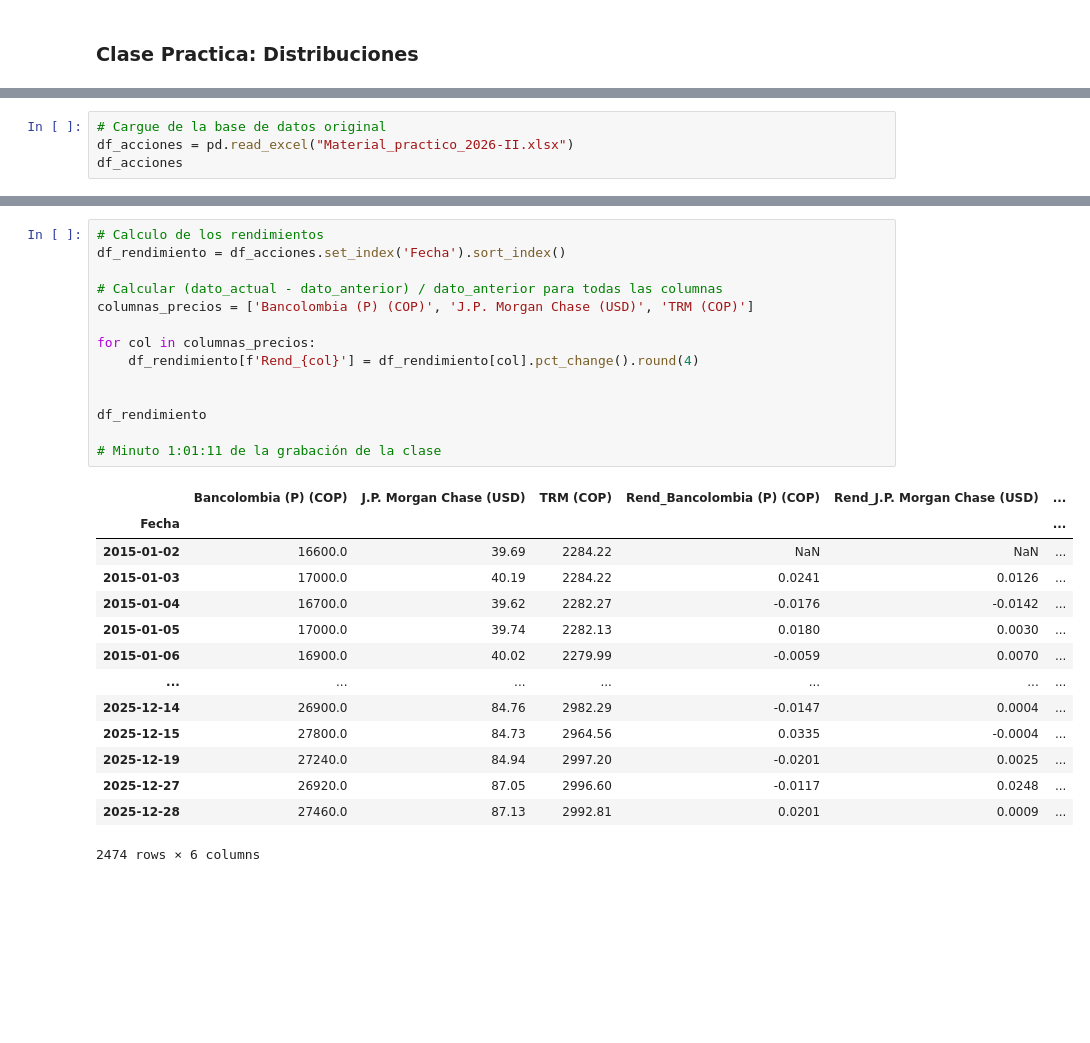
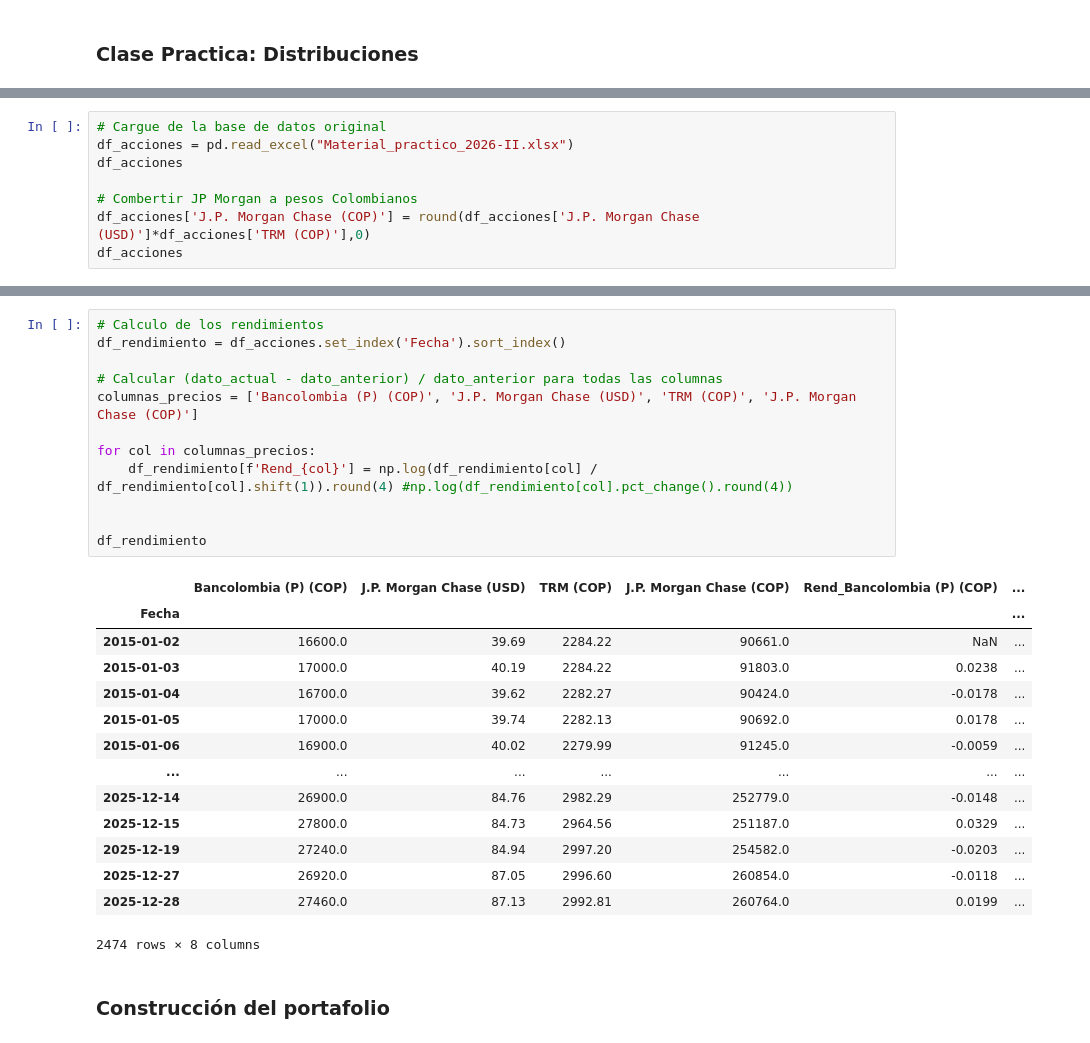
Before and after one commit to juancarvajal-hub/Modelos_Cuantitativos, a Jupyter notebook: Distribuciones_Probabilidad.ipynb, the cells around one changed output, grey strips where cells are left out. Saved outputs shown, nothing was run; the diff lists cells and outputs as text; blank space fills up the shorter version.

Commit message:
Desarrollo ajuste de volatilidad de los redimientos del portafolio

```diff
--- a/Distribuciones_Probabilidad.ipynb
+++ b/Distribuciones_Probabilidad.ipynb
@@ -8,4 +13,8 @@ import openpyxl
 # Cargue de la base de datos original
 df_acciones = pd.read_excel("Material_practico_2026-II.xlsx")
 df_acciones
+
+# Combertir JP Morgan a pesos Colombianos
+df_acciones['J.P. Morgan Chase (COP)'] = round(df_acciones['J.P. Morgan Chase (USD)']*df_acciones['TRM (COP)'],0)
+df_acciones
 # %% [output]
@@ -25,29 +34,29 @@ df_acciones
 # %%
 # Calculo de los rendimientos
 df_rendimiento = df_acciones.set_index('Fecha').sort_index()
 
 # Calcular (dato_actual - dato_anterior) / dato_anterior para todas las columnas
-columnas_precios = ['Bancolombia (P) (COP)', 'J.P. Morgan Chase (USD)', 'TRM (COP)']
+columnas_precios = ['Bancolombia (P) (COP)', 'J.P. Morgan Chase (USD)', 'TRM (COP)', 'J.P. Morgan Chase (COP)']
 
 for col in columnas_precios:
-    df_rendimiento[f'Rend_{col}'] = df_rendimiento[col].pct_change().round(4)
+    df_rendimiento[f'Rend_{col}'] = np.log(df_rendimiento[col] / df_rendimiento[col].shift(1)).round(4) #np.log(df_rendimiento[col].pct_change().round(4))
 
 
 df_rendimiento
-
-# Minuto 1:01:11 de la grabación de la clase
 # %% [output]
-|  | Bancolombia (P) (COP) | J.P. Morgan Chase (USD) | TRM (COP) | Rend_Bancolombia (P) (COP) | Rend_J.P. Morgan Chase (USD) | ... |
+|  | Bancolombia (P) (COP) | J.P. Morgan Chase (USD) | TRM (COP) | J.P. Morgan Chase (COP) | Rend_Bancolombia (P) (COP) | ... |
 | Fecha |  |  |  |  |  | ... |
-| 2015-01-02 | 16600.0 | 39.69 | 2284.22 | NaN | NaN | ... |
-| 2015-01-03 | 17000.0 | 40.19 | 2284.22 | 0.0241 | 0.0126 | ... |
-| 2015-01-04 | 16700.0 | 39.62 | 2282.27 | -0.0176 | -0.0142 | ... |
-| 2015-01-05 | 17000.0 | 39.74 | 2282.13 | 0.0180 | 0.0030 | ... |
-| 2015-01-06 | 16900.0 | 40.02 | 2279.99 | -0.0059 | 0.0070 | ... |
+| 2015-01-02 | 16600.0 | 39.69 | 2284.22 | 90661.0 | NaN | ... |
+| 2015-01-03 | 17000.0 | 40.19 | 2284.22 | 91803.0 | 0.0238 | ... |
+| 2015-01-04 | 16700.0 | 39.62 | 2282.27 | 90424.0 | -0.0178 | ... |
+| 2015-01-05 | 17000.0 | 39.74 | 2282.13 | 90692.0 | 0.0178 | ... |
+| 2015-01-06 | 16900.0 | 40.02 | 2279.99 | 91245.0 | -0.0059 | ... |
 | ... | ... | ... | ... | ... | ... | ... |
-| 2025-12-14 | 26900.0 | 84.76 | 2982.29 | -0.0147 | 0.0004 | ... |
-| 2025-12-15 | 27800.0 | 84.73 | 2964.56 | 0.0335 | -0.0004 | ... |
-| 2025-12-19 | 27240.0 | 84.94 | 2997.20 | -0.0201 | 0.0025 | ... |
-| 2025-12-27 | 26920.0 | 87.05 | 2996.60 | -0.0117 | 0.0248 | ... |
-| 2025-12-28 | 27460.0 | 87.13 | 2992.81 | 0.0201 | 0.0009 | ... |
+| 2025-12-14 | 26900.0 | 84.76 | 2982.29 | 252779.0 | -0.0148 | ... |
+| 2025-12-15 | 27800.0 | 84.73 | 2964.56 | 251187.0 | 0.0329 | ... |
+| 2025-12-19 | 27240.0 | 84.94 | 2997.20 | 254582.0 | -0.0203 | ... |
+| 2025-12-27 | 26920.0 | 87.05 | 2996.60 | 260854.0 | -0.0118 | ... |
+| 2025-12-28 | 27460.0 | 87.13 | 2992.81 | 260764.0 | 0.0199 | ... |
-2474 rows × 6 columns
+2474 rows × 8 columns
+# %% [markdown]
+### **Construcción del portafolio**
```
Also changed, not shown: parts of 13 cells of this notebook.
